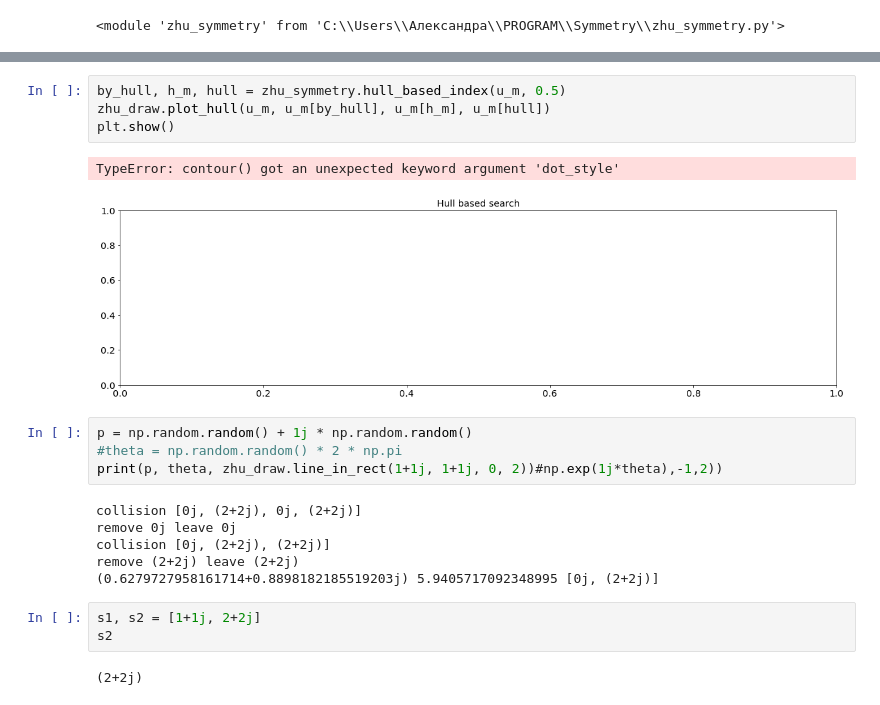
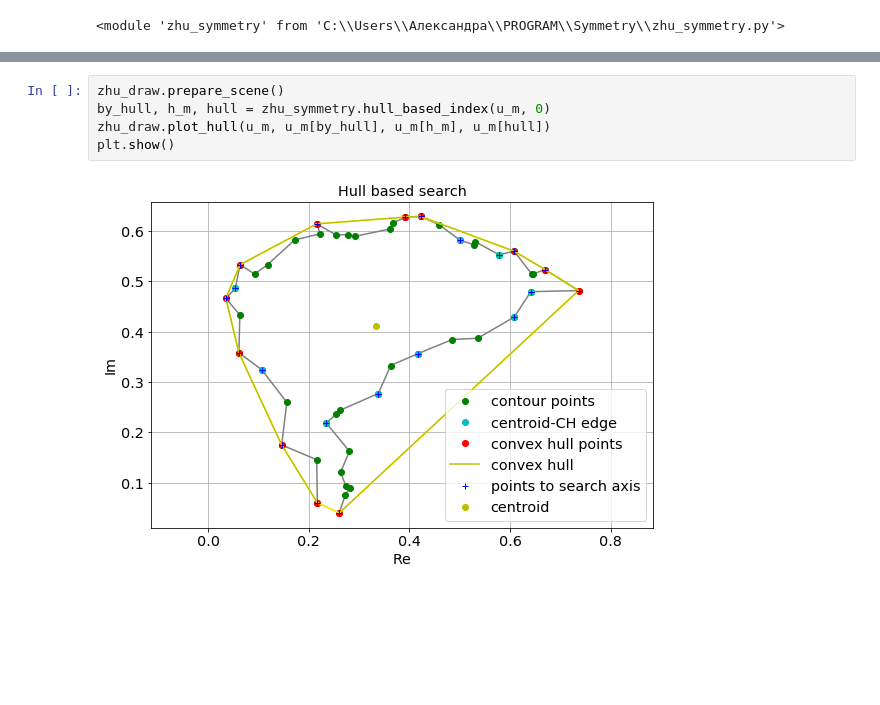
Before and after one commit to 1alexandra/mirror-symmetry, a Jupyter notebook: sym.ipynb, the cells around one changed output, grey strips where cells are left out. Drawn from its saved outputs; the diff is of its cells as text; blank space fills up the shorter version.

```diff
--- a/sym.ipynb
+++ b/sym.ipynb
@@ -61,22 +62,7 @@ zhu_draw.plot_f_abs(f, 0.2, 30, np.random.randint(0,40,10))
 # %%
-by_hull, h_m, hull = zhu_symmetry.hull_based_index(u_m, 0.5)
+zhu_draw.prepare_scene()
+by_hull, h_m, hull = zhu_symmetry.hull_based_index(u_m, 0)
 zhu_draw.plot_hull(u_m, u_m[by_hull], u_m[h_m], u_m[hull])
 plt.show()
 # %% [output]
-TypeError: contour() got an unexpected keyword argument 'dot_style'
-[figure, old version]
+[figure, new version]
-# %%
-p = np.random.random() + 1j * np.random.random()
-#theta = np.random.random() * 2 * np.pi
-print(p, theta, zhu_draw.line_in_rect(1+1j, 1+1j, 0, 2))#np.exp(1j*theta),-1,2))
-# %% [output]
-collision [0j, (2+2j), 0j, (2+2j)]
-remove 0j leave 0j
-collision [0j, (2+2j), (2+2j)]
-remove (2+2j) leave (2+2j)
-(0.6279727958161714+0.8898182185519203j) 5.9405717092348995 [0j, (2+2j)]
-# %%
-s1, s2 = [1+1j, 2+2j]
-s2
-# %% [output]
-(2+2j)
```
Also changed, not shown: parts of 3 cells of this notebook, 1 other file.
